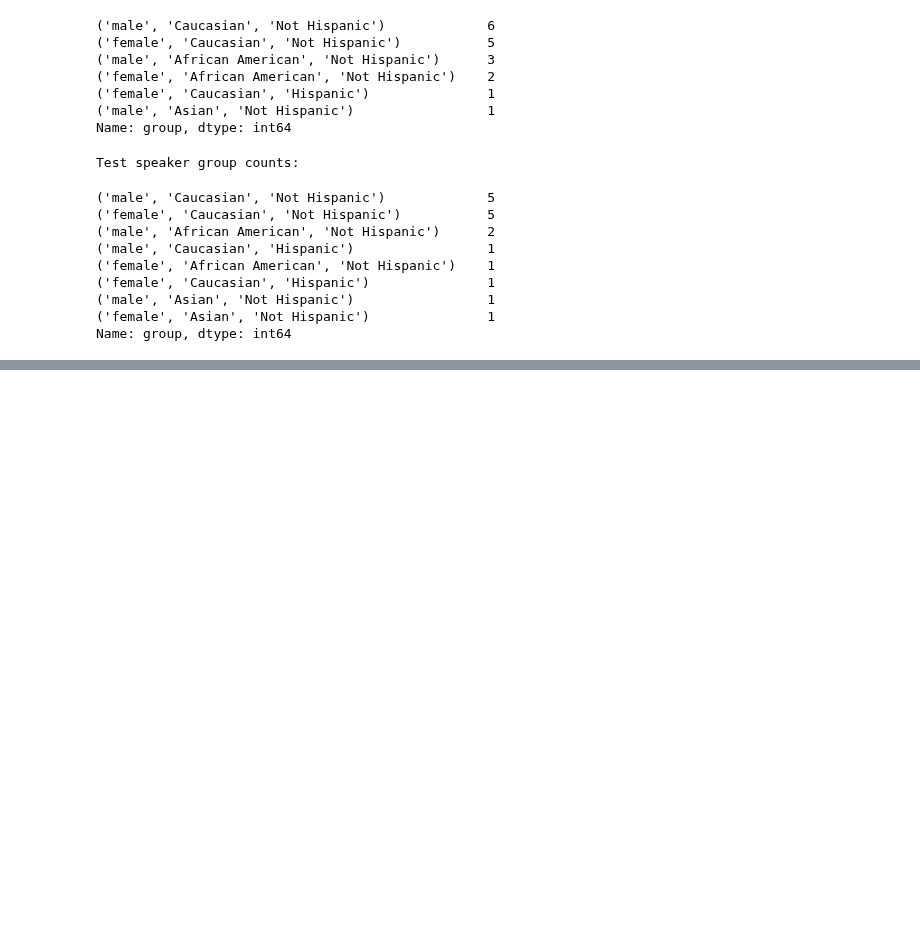
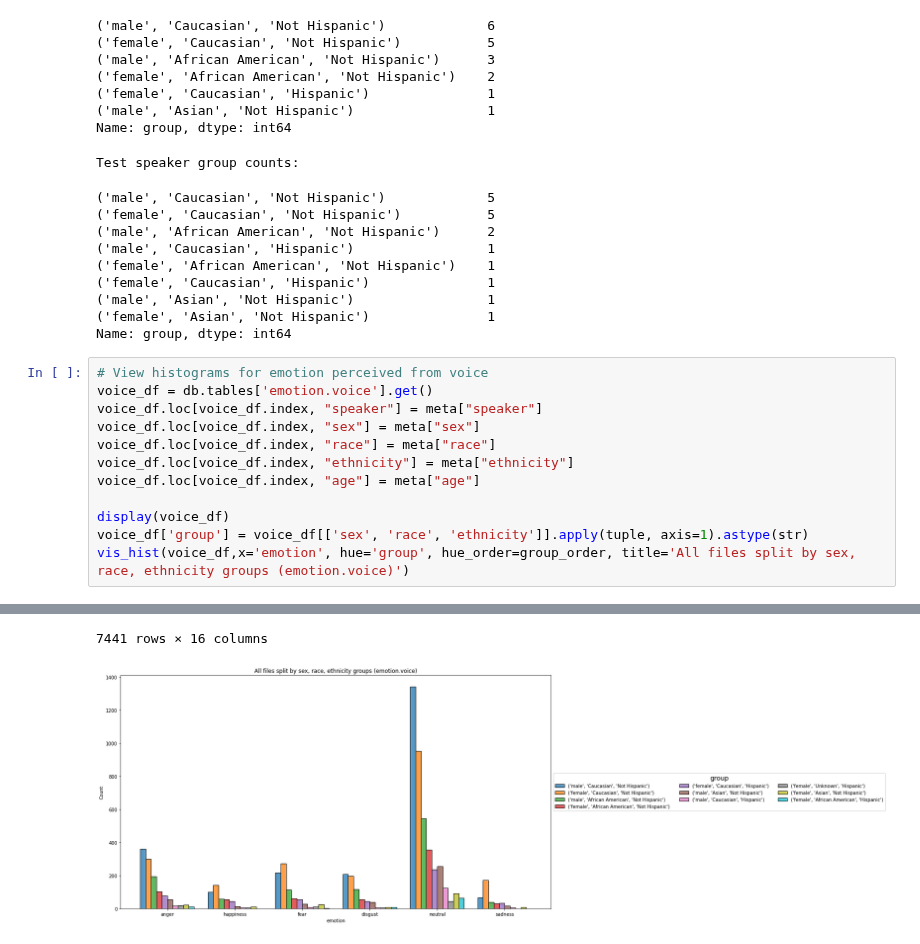
Before and after one commit to audeering/crema-d, a Jupyter notebook: 1.1.0/speaker_splits.ipynb, the cells around one changed output, grey strips where cells are left out. Cells and saved outputs as stored; diff of their text form; blank space fills up the shorter version.

Commit message:
add histograms for voice perceived emotion to notebook

```diff
--- a/1.1.0/speaker_splits.ipynb
+++ b/1.1.0/speaker_splits.ipynb
@@ -194,3 +194,16 @@ Test speaker group counts:
 ('male', 'Asian', 'Not Hispanic')                 1
 ('female', 'Asian', 'Not Hispanic')               1
 Name: group, dtype: int64
+# %%
+# View histograms for emotion perceived from voice
+voice_df = db.tables['emotion.voice'].get()
+voice_df.loc[voice_df.index, "speaker"] = meta["speaker"]
+voice_df.loc[voice_df.index, "sex"] = meta["sex"]
+voice_df.loc[voice_df.index, "race"] = meta["race"]
+voice_df.loc[voice_df.index, "ethnicity"] = meta["ethnicity"]
+voice_df.loc[voice_df.index, "age"] = meta["age"]
+
+display(voice_df)
+voice_df['group'] = voice_df[['sex', 'race', 'ethnicity']].apply(tuple, axis=1).astype(str)
+vis_hist(voice_df,x='emotion', hue='group', hue_order=group_order, title='All files split by sex, race, ethnicity groups (emotion.voice)')
+# %% [output]
@@ -196,0 +223,2 @@ Name: group, dtype: int64
+7441 rows × 16 columns
+[figure, added]
```
Also changed, not shown: parts of 2 cells of this notebook.
